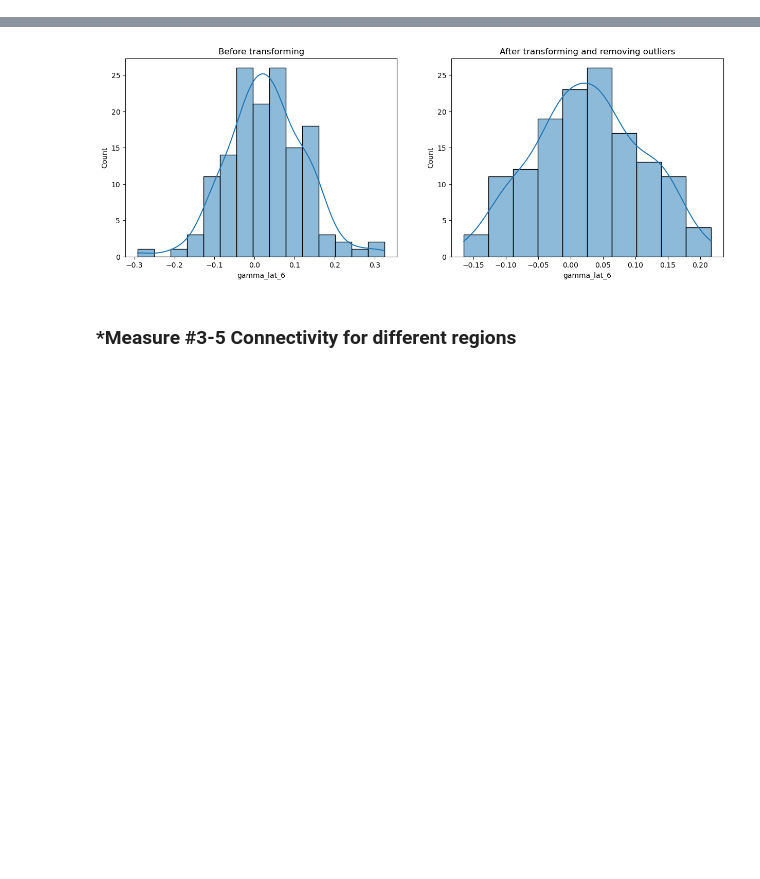
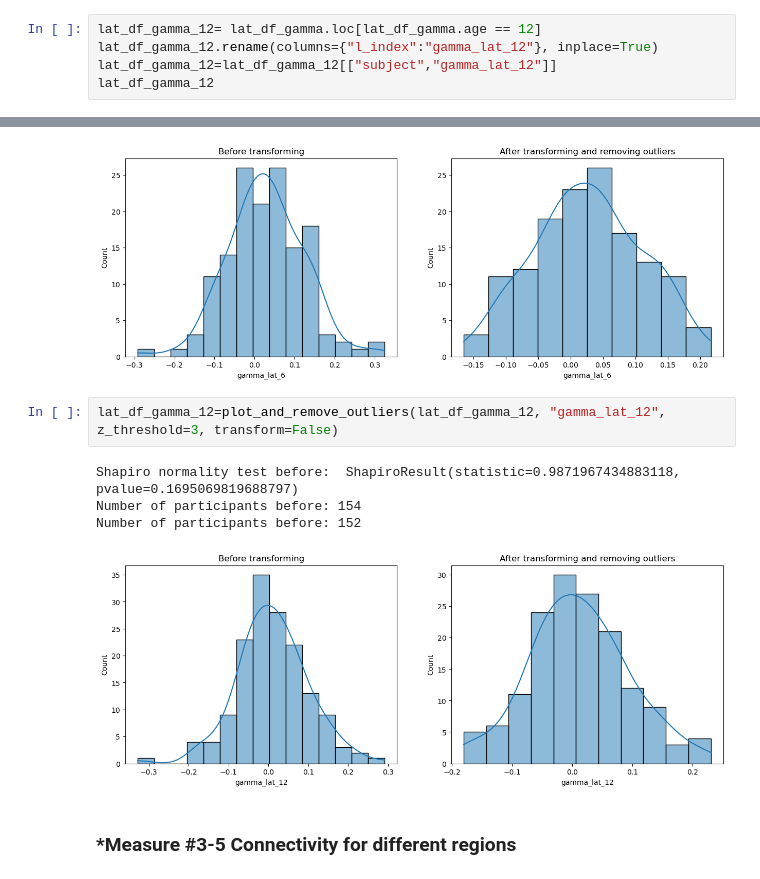
Before and after one commit to gabrielblancogomez/eegip_sex_diff, a Jupyter notebook: code/eeg/EEG_feature_extraction.ipynb, the cells around one changed output, grey strips where cells are left out. Drawn from its saved outputs; the diff is of its cells as text; blank space fills up the shorter version.

```diff
--- a/code/eeg/EEG_feature_extraction.ipynb
+++ b/code/eeg/EEG_feature_extraction.ipynb
@@ -418,3 +434,8 @@ See the caveats in the documentation: https://pandas.pydata.org/pandas-docs/stab
 | 352 | 933 | -0.097921 |
 | 355 | 937 | 0.324676 |
 144 rows × 2 columns
+# %%
+lat_df_gamma_12= lat_df_gamma.loc[lat_df_gamma.age == 12]
+lat_df_gamma_12.rename(columns={"l_index":"gamma_lat_12"}, inplace=True)
+lat_df_gamma_12=lat_df_gamma_12[["subject","gamma_lat_12"]]
+lat_df_gamma_12
@@ -427,6 +466,13 @@ Shapiro normality test before:  ShapiroResult(statistic=0.9906175136566162, pval
 Number of participants before: 144
 Number of participants before: 139
 [figure]
+# %%
+lat_df_gamma_12=plot_and_remove_outliers(lat_df_gamma_12, "gamma_lat_12", z_threshold=3, transform=False)
+# %% [output]
+Shapiro normality test before:  ShapiroResult(statistic=0.9871967434883118, pvalue=0.1695069819688797)
+Number of participants before: 154
+Number of participants before: 152
+[figure, added]
 # %% [markdown]
 ### ***Measure #3-5** Connectivity for different regions
 # %%
```
Also changed, not shown: parts of 29 cells of this notebook.
